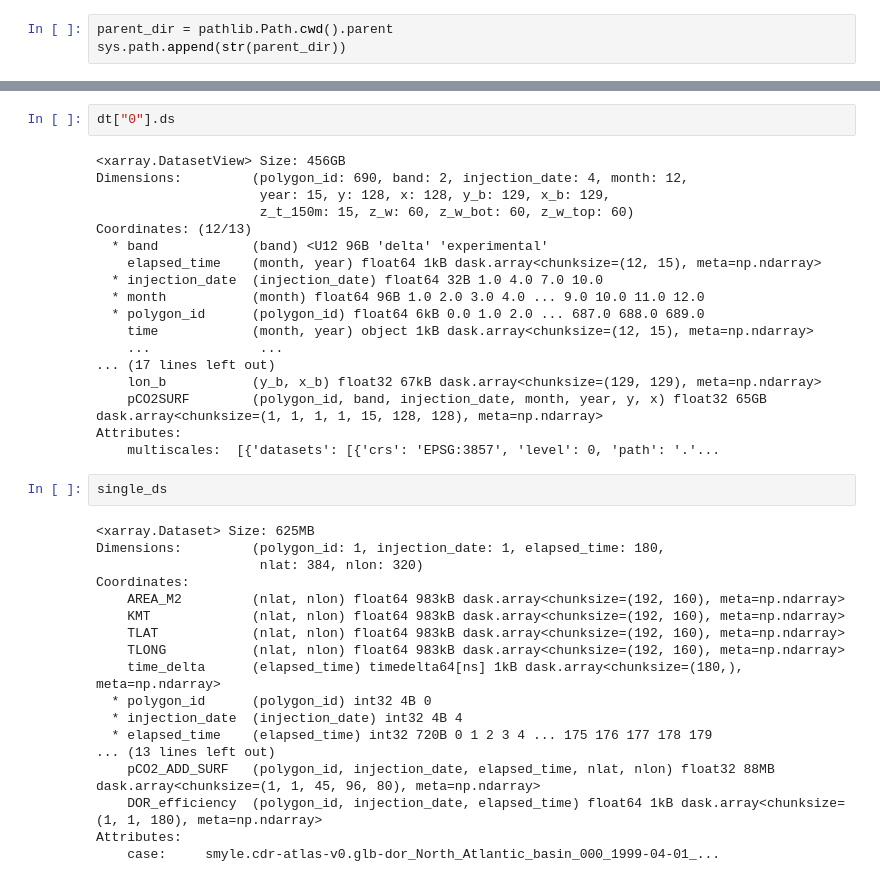
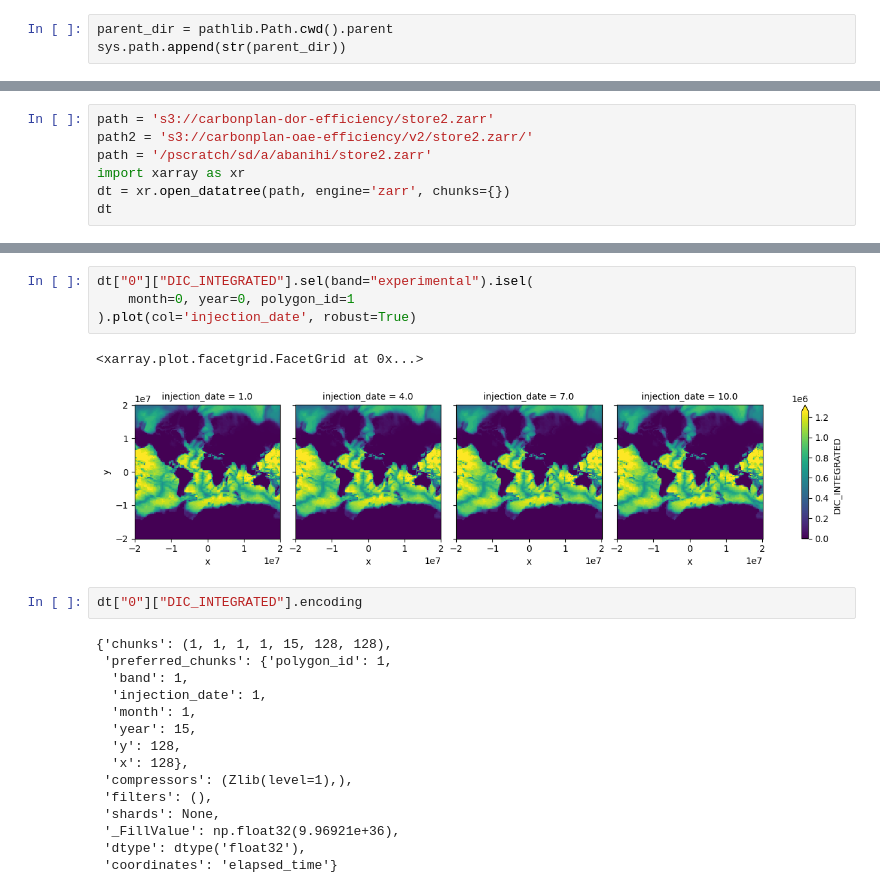
Before and after one commit to NoraLoose/Ocean-CDR-Atlas-v0, a Jupyter notebook: workflows/dor-atlas/create-zarr-store-2.ipynb, the cells around one changed output, grey strips where cells are left out. Saved outputs shown, nothing was run; the diff lists cells and outputs as text.

```diff
--- a/workflows/dor-atlas/create-zarr-store-2.ipynb
+++ b/workflows/dor-atlas/create-zarr-store-2.ipynb
@@ -290,0 +284,7 @@ Group: /
+# %%
+path = 's3://carbonplan-dor-efficiency/store2.zarr'
+path2 = 's3://carbonplan-oae-efficiency/v2/store2.zarr/'
+path = '/pscratch/sd/a/abanihi/store2.zarr'
+import xarray as xr
+dt = xr.open_datatree(path, engine='zarr', chunks={})
+dt
@@ -291,40 +309,24 @@ Group: /
+# %%
+dt["0"]["DIC_INTEGRATED"].sel(band="experimental").isel(
+    month=0, year=0, polygon_id=1
+).plot(col='injection_date', robust=True)
+# %% [output]
+<xarray.plot.facetgrid.FacetGrid at 0x...>
+[figure, added]
 # %%
-dt["0"].ds
+dt["0"]["DIC_INTEGRATED"].encoding
 # %% [output]
-<xarray.DatasetView> Size: 456GB
-Dimensions:         (polygon_id: 690, band: 2, injection_date: 4, month: 12,
-                     year: 15, y: 128, x: 128, y_b: 129, x_b: 129,
-                     z_t_150m: 15, z_w: 60, z_w_bot: 60, z_w_top: 60)
-Coordinates: (12/13)
-  * band            (band) <U12 96B 'delta' 'experimental'
-    elapsed_time    (month, year) float64 1kB dask.array<chunksize=(12, 15), meta=np.ndarray>
-  * injection_date  (injection_date) float64 32B 1.0 4.0 7.0 10.0
-  * month           (month) float64 96B 1.0 2.0 3.0 4.0 ... 9.0 10.0 11.0 12.0
-  * polygon_id      (polygon_id) float64 6kB 0.0 1.0 2.0 ... 687.0 688.0 689.0
-    time            (month, year) object 1kB dask.array<chunksize=(12, 15), meta=np.ndarray>
-    ...              ...
-... (17 lines left out)
-    lon_b           (y_b, x_b) float32 67kB dask.array<chunksize=(129, 129), meta=np.ndarray>
-    pCO2SURF        (polygon_id, band, injection_date, month, year, y, x) float32 65GB dask.array<chunksize=(1, 1, 1, 1, 15, 128, 128), meta=np.ndarray>
-Attributes:
-    multiscales:  [{'datasets': [{'crs': 'EPSG:3857', 'level': 0, 'path': '.'...
+{'chunks': (1, 1, 1, 1, 15, 128, 128),
+ 'preferred_chunks': {'polygon_id': 1,
+  'band': 1,
+  'injection_date': 1,
+  'month': 1,
+  'year': 15,
+  'y': 128,
+  'x': 128},
+ 'compressors': (Zlib(level=1),),
+ 'filters': (),
+ 'shards': None,
+ '_FillValue': np.float32(9.96921e+36),
+ 'dtype': dtype('float32'),
+ 'coordinates': 'elapsed_time'}
-# %%
-single_ds
-# %% [output]
-<xarray.Dataset> Size: 625MB
-Dimensions:         (polygon_id: 1, injection_date: 1, elapsed_time: 180,
-                     nlat: 384, nlon: 320)
-Coordinates:
-    AREA_M2         (nlat, nlon) float64 983kB dask.array<chunksize=(192, 160), meta=np.ndarray>
-    KMT             (nlat, nlon) float64 983kB dask.array<chunksize=(192, 160), meta=np.ndarray>
-    TLAT            (nlat, nlon) float64 983kB dask.array<chunksize=(192, 160), meta=np.ndarray>
-    TLONG           (nlat, nlon) float64 983kB dask.array<chunksize=(192, 160), meta=np.ndarray>
-    time_delta      (elapsed_time) timedelta64[ns] 1kB dask.array<chunksize=(180,), meta=np.ndarray>
-  * polygon_id      (polygon_id) int32 4B 0
-  * injection_date  (injection_date) int32 4B 4
-  * elapsed_time    (elapsed_time) int32 720B 0 1 2 3 4 ... 175 176 177 178 179
-... (13 lines left out)
-    pCO2_ADD_SURF   (polygon_id, injection_date, elapsed_time, nlat, nlon) float32 88MB dask.array<chunksize=(1, 1, 45, 96, 80), meta=np.ndarray>
-    DOR_efficiency  (polygon_id, injection_date, elapsed_time) float64 1kB dask.array<chunksize=(1, 1, 180), meta=np.ndarray>
-Attributes:
-    case:     smyle.cdr-atlas-v0.glb-dor_North_Atlantic_basin_000_1999-04-01_...
```
Also changed, not shown: parts of 28 cells of this notebook, 10 other files.
